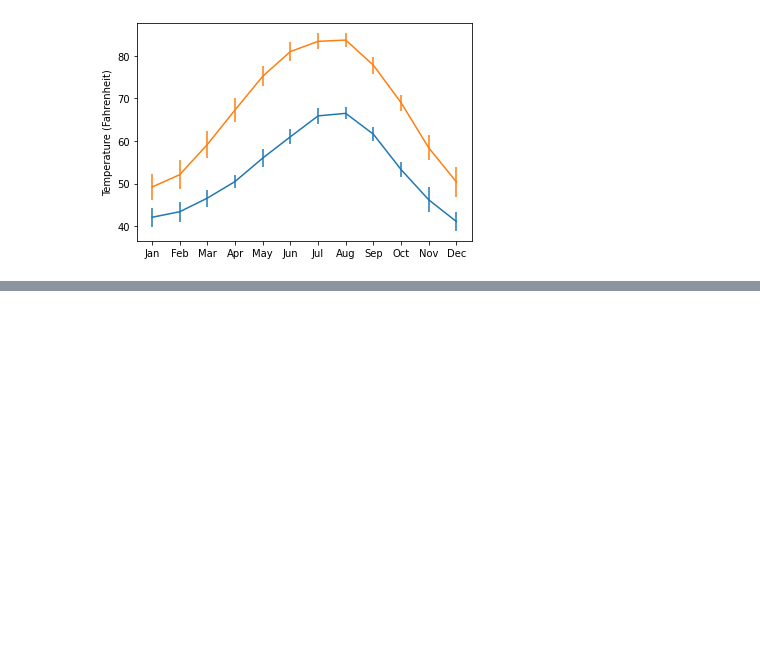
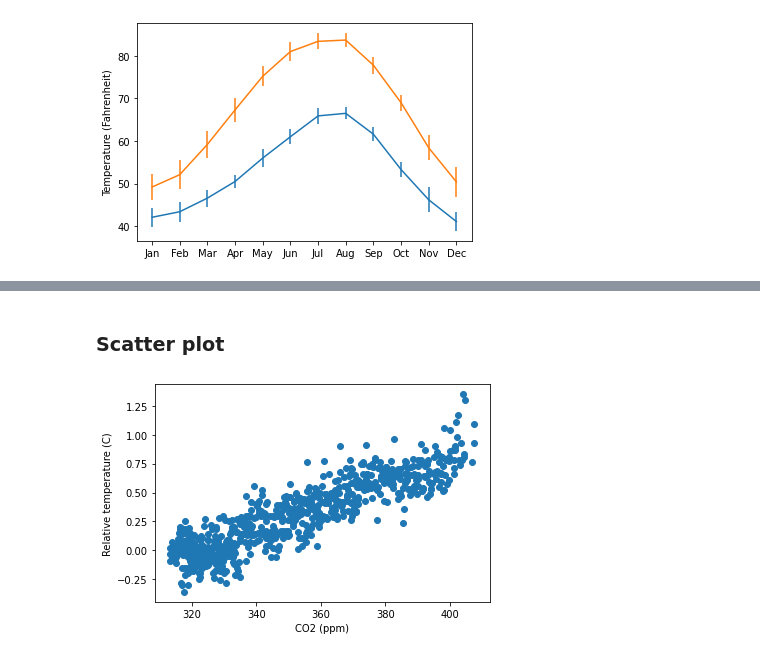
Before and after one commit to ishtiakrongon/Datacamp-Introduction_to_Data_Visualization_with_Matplotlib, a Jupyter notebook: Introduction to matplotlib.ipynb, the cells around one changed output, grey strips where cells are left out. Saved outputs shown, nothing was run; the diff lists cells and outputs as text; code cells hidden in the pictures; blank space fills up the shorter version.

```diff
--- a/Introduction to matplotlib.ipynb
+++ b/Introduction to matplotlib.ipynb
@@ -407,0 +428,21 @@ plt.show()
+# %% [markdown]
+### Scatter plot
+# %%
+fig, ax = plt.subplots()
+
+# Add data: "co2" on x-axis, "relative_temp" on y-axis
+ax.scatter(
+    climate_change["co2"], climate_change["relative_temp"]
+)
+
+# Set the x-axis label to "CO2 (ppm)"
+
+ax.set_xlabel("CO2 (ppm)")
+
+# Set the y-axis label to "Relative temperature (C)"
+
+ax.set_ylabel("Relative temperature (C)")
+
+plt.show()
+# %% [output]
+[figure, added]
```
Also changed, not shown: parts of 3 cells of this notebook.
